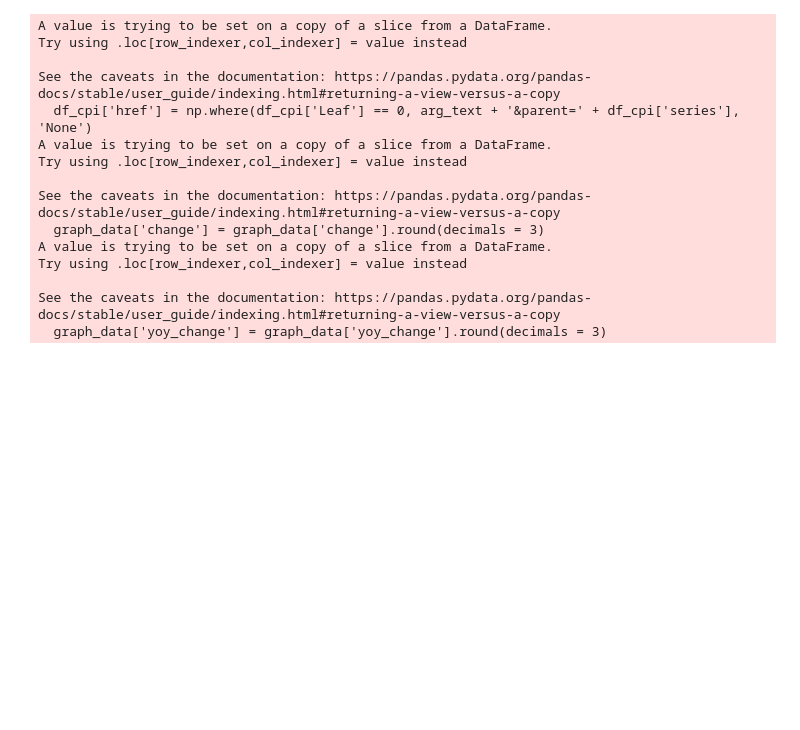
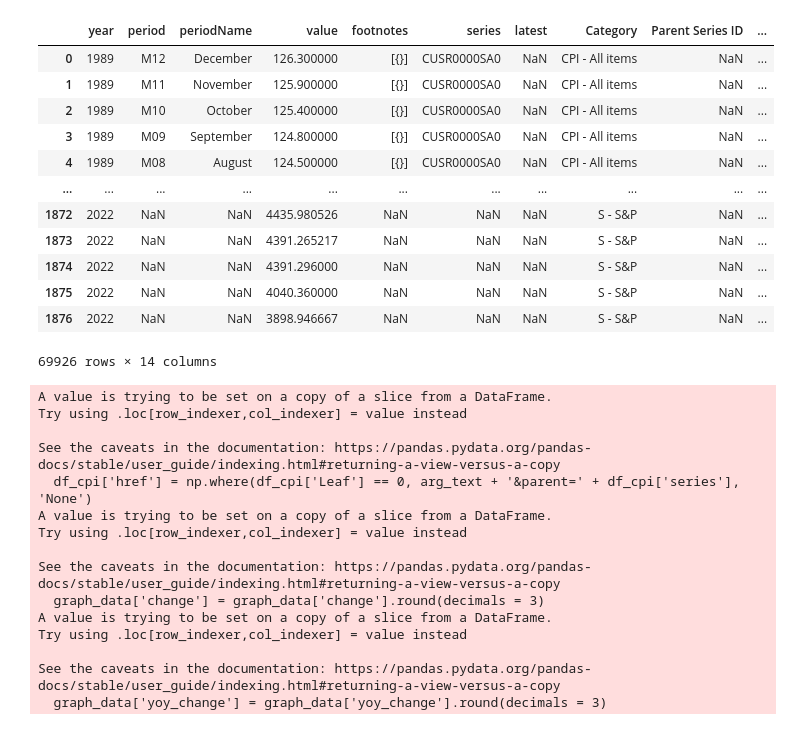
Before and after one commit to steve-hewitt/W209-Final, a Jupyter notebook: Flask/Simulated_Flask_Test_Args.ipynb, the cells around one changed output. Cells and saved outputs as stored; diff of their text form; code cells hidden in the pictures; blank space fills up the shorter version.

```diff
--- a/Flask/Simulated_Flask_Test_Args.ipynb
+++ b/Flask/Simulated_Flask_Test_Args.ipynb
@@ -6,6 +6,22 @@ alt.data_transformers.enable('default', max_rows=20000)
 df = pd.read_pickle('../Final_Data/combined_data.pkl')
 nest = df.set_index('series').dropna().to_dict()['Parent Series ID'] # Gives the series ID of the parent of a given series.
 cat_names = df.set_index('series').dropna().to_dict()['Category'] # Gives the category name of a given series ID.
+# %%
+df
+# %% [output]
+|  | year | period | periodName | value | footnotes | series | latest | Category | Parent Series ID | ... |
+| 0 | 1989 | M12 | December | 126.300000 | [{}] | CUSR0000SA0 | NaN | CPI - All items | NaN | ... |
+| 1 | 1989 | M11 | November | 125.900000 | [{}] | CUSR0000SA0 | NaN | CPI - All items | NaN | ... |
+| 2 | 1989 | M10 | October | 125.400000 | [{}] | CUSR0000SA0 | NaN | CPI - All items | NaN | ... |
+| 3 | 1989 | M09 | September | 124.800000 | [{}] | CUSR0000SA0 | NaN | CPI - All items | NaN | ... |
+| 4 | 1989 | M08 | August | 124.500000 | [{}] | CUSR0000SA0 | NaN | CPI - All items | NaN | ... |
+| ... | ... | ... | ... | ... | ... | ... | ... | ... | ... | ... |
+| 1872 | 2022 | NaN | NaN | 4435.980526 | NaN | NaN | NaN | S - S&P | NaN | ... |
+| 1873 | 2022 | NaN | NaN | 4391.265217 | NaN | NaN | NaN | S - S&P | NaN | ... |
+| 1874 | 2022 | NaN | NaN | 4391.296000 | NaN | NaN | NaN | S - S&P | NaN | ... |
+| 1875 | 2022 | NaN | NaN | 4040.360000 | NaN | NaN | NaN | S - S&P | NaN | ... |
+| 1876 | 2022 | NaN | NaN | 3898.946667 | NaN | NaN | NaN | S - S&P | NaN | ... |
+69926 rows × 14 columns
 # %%
 def build_arg_text(**args):
 
```
Also changed, not shown: parts of 5 cells of this notebook.
